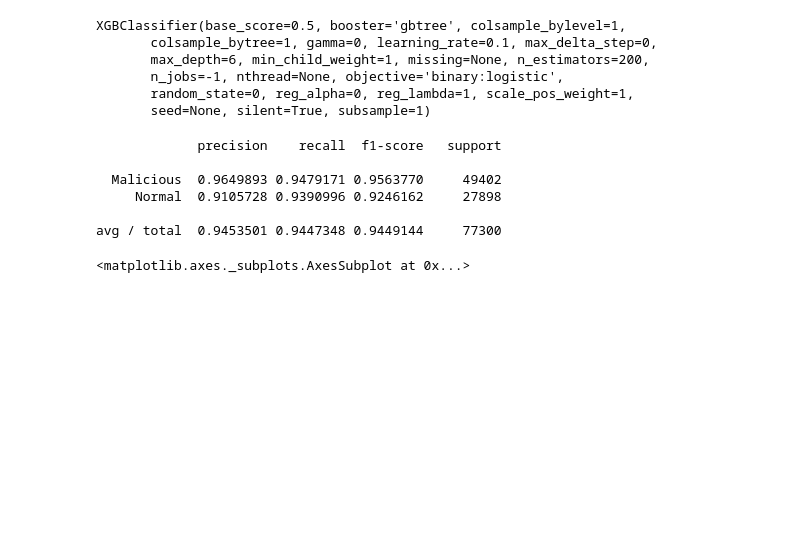
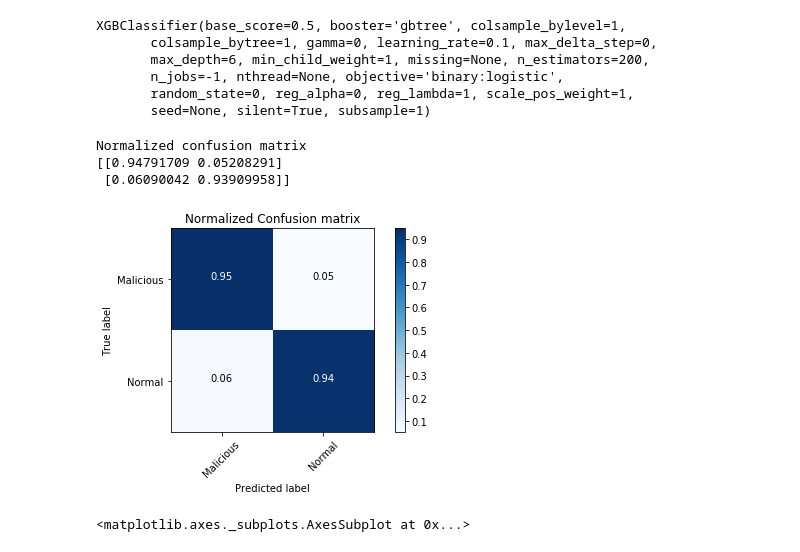
Before and after one commit to nevpo/nids, a Jupyter notebook: Network IDS Classifier.ipynb, the cells around one changed output. Cells and saved outputs as stored; diff of their text form; code cells hidden in the pictures; blank space fills up the shorter version.

```diff
--- a/Network IDS Classifier.ipynb
+++ b/Network IDS Classifier.ipynb
@@ -562,8 +568,8 @@ Normalized confusion matrix
 # %%
 rf_set = RandomForestClassifier(n_jobs=-1)
 parameters = {'min_samples_split' : list(range(2,5)),
-               'max_depth': list(range(9,20)),
-               'min_samples_leaf': list(range(1,5))
+              'max_depth': list(range(9,20)),
+              'min_samples_leaf': list(range(1,5)),
              }
 grid = GridSearchCV(rf_set,
                     param_grid=parameters, cv=StratifiedKFold(n_splits=5, random_state=19),
@@ -627,6 +628,0 @@ grid.best_params_
-# %%
-best_rf = grid.best_estimator_
-
-best_rf.fit(df_train, dfy_train)
-print(classification_report(dfy_test, best_rf.predict(df_test),
-                            target_names = ['Malicious', 'Normal'], digits=5))
@@ -705,22 +683,15 @@ XGBClassifier(base_score=0.5, booster='gbtree', colsample_bylevel=1,
        n_jobs=-1, nthread=None, objective='binary:logistic',
        random_state=0, reg_alpha=0, reg_lambda=1, scale_pos_weight=1,
        seed=None, silent=True, subsample=1)
-# %%
-best_boost = XGBClassifier(max_depth=6, n_estimators=200, base_score=0.5, booster='gbtree', colsample_bylevel=1,
-       colsample_bytree=1, gamma=0, learning_rate=0.1, max_delta_step=0,
-       min_child_weight=1, missing=None,
-       n_jobs=-1, nthread=None, objective='binary:logistic',
-       random_state=0, reg_alpha=0, reg_lambda=1, scale_pos_weight=1,
-       seed=None, silent=True, subsample=1)
-best_boost.fit(df_train, dfy_train)
-print(classification_report(dfy_test, best_boost.predict(df_test), target_names = ['Malicious', 'Normal'], digits=7))
-# %% [output]
-             precision    recall  f1-score   support
-
-  Malicious  0.9649893 0.9479171 0.9563770     49402
-     Normal  0.9105728 0.9390996 0.9246162     27898
-
-avg / total  0.9453501 0.9447348 0.9449144     77300
+# %%
+plot_confusion_matrix(confusion_matrix(dfy_test, grid.best_estimator_.predict(df_test)),
+                      normalize=True,
+                      classes = ['Malicious', 'Normal'], title='Normalized Confusion matrix')
+# %% [output]
+Normalized confusion matrix
+[[0.94791709 0.05208291]
+ [0.06090042 0.93909958]]
+[figure, added]
 # %%
 from xgboost import plot_importance
 fig, ax = plt.subplots(1,1,figsize=(20,15))
```
Also changed, not shown: parts of 30 cells of this notebook.
